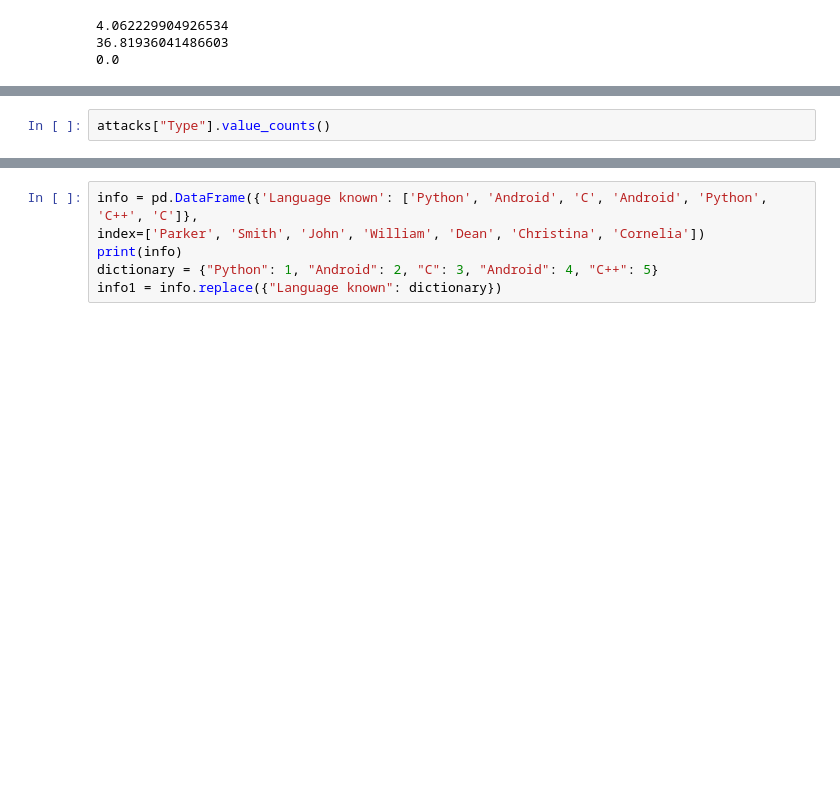
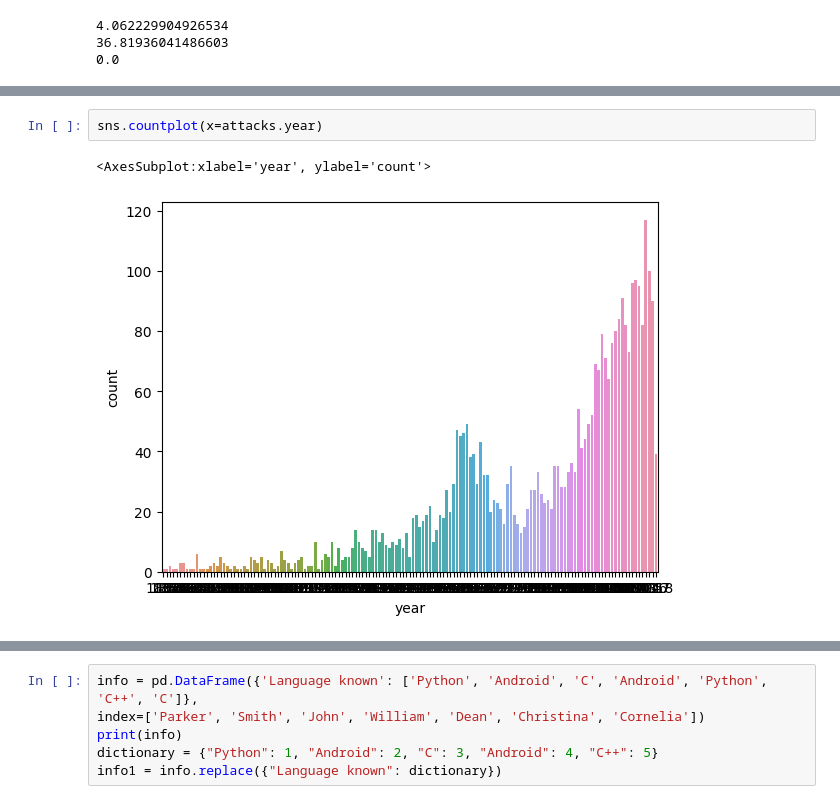
Before and after one commit to ju-br/Cleaning-data-and-evidence-based-insights-Shark-Attack-Project, a Jupyter notebook: Project 1 - Shark attack.ipynb, the cells around one changed output, grey strips where cells are left out. Drawn from its saved outputs; the diff is of its cells as text; blank space fills up the shorter version.

```diff
--- a/Project 1 - Shark attack.ipynb
+++ b/Project 1 - Shark attack.ipynb
@@ -321,2 +351,5 @@ sns.histplot(x=attacks.year, bins=20,color='blue')
-# %%
-attacks["Type"].value_counts()
+# %%
+sns.countplot(x=attacks.year)
+# %% [output]
+<AxesSubplot:xlabel='year', ylabel='count'>
+[figure, added]
```
Also changed, not shown: parts of 45 cells of this notebook.
